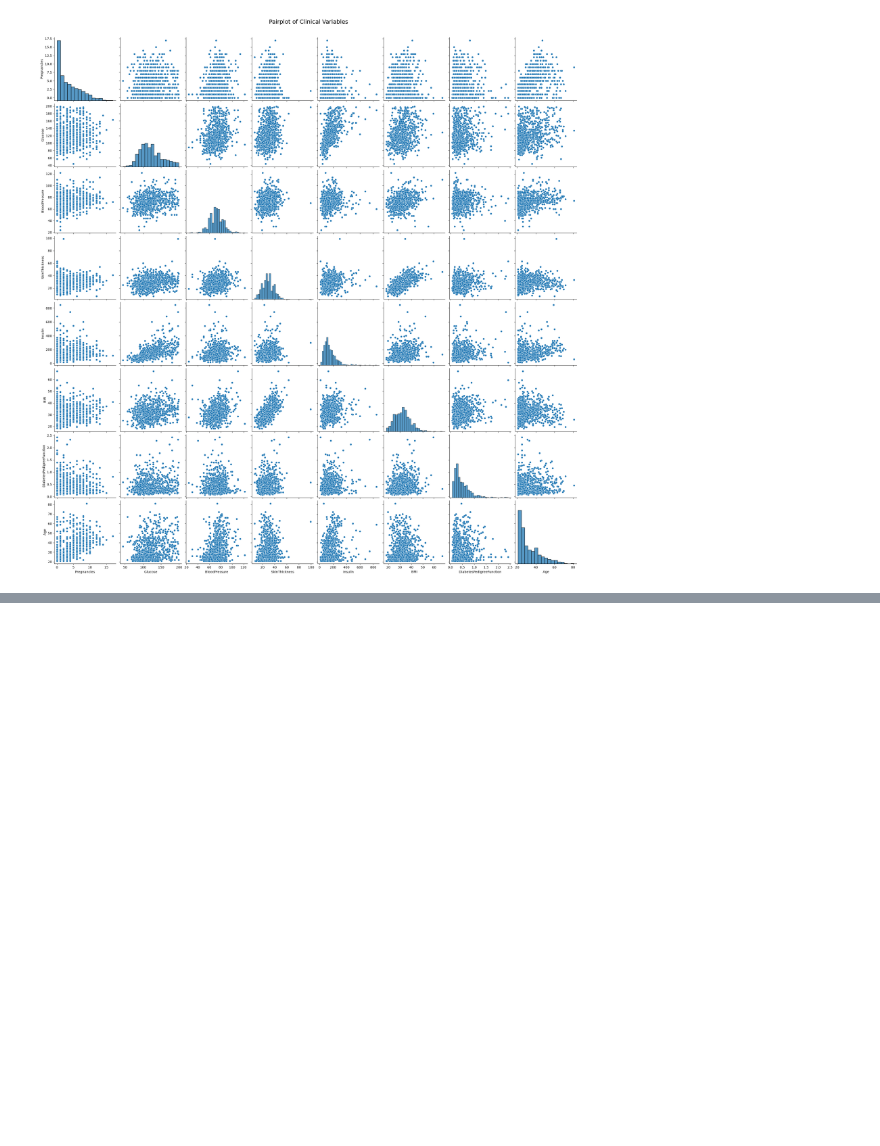
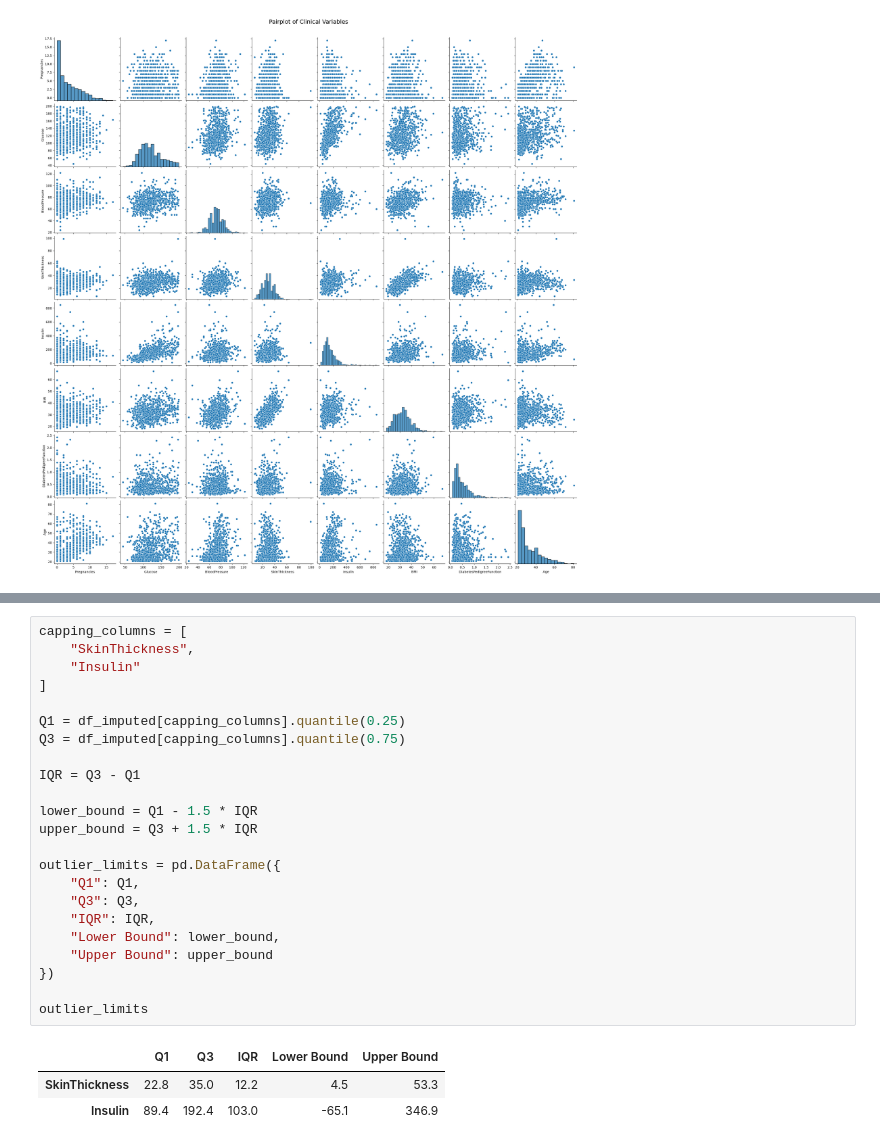
Before and after one commit to lahcen404/GlucoRisk-AI, a Jupyter notebook: notebooks/01_eda.ipynb, the cells around one changed output, grey strips where cells are left out. Cells and saved outputs as stored; diff of their text form; blank space fills up the shorter version.

```diff
--- a/notebooks/01_eda.ipynb
+++ b/notebooks/01_eda.ipynb
@@ -647,0 +669,27 @@ plt.show()
+# %%
+capping_columns = [
+    "SkinThickness",
+    "Insulin"
+]
+
+Q1 = df_imputed[capping_columns].quantile(0.25)
+Q3 = df_imputed[capping_columns].quantile(0.75)
+
+IQR = Q3 - Q1
+
+lower_bound = Q1 - 1.5 * IQR
+upper_bound = Q3 + 1.5 * IQR
+
+outlier_limits = pd.DataFrame({
+    "Q1": Q1,
+    "Q3": Q3,
+    "IQR": IQR,
+    "Lower Bound": lower_bound,
+    "Upper Bound": upper_bound
+})
+
+outlier_limits
+# %% [output]
+|  | Q1 | Q3 | IQR | Lower Bound | Upper Bound |
+| SkinThickness | 22.8 | 35.0 | 12.2 | 4.5 | 53.3 |
+| Insulin | 89.4 | 192.4 | 103.0 | -65.1 | 346.9 |
```
Also changed, not shown: parts of 4 cells of this notebook.
